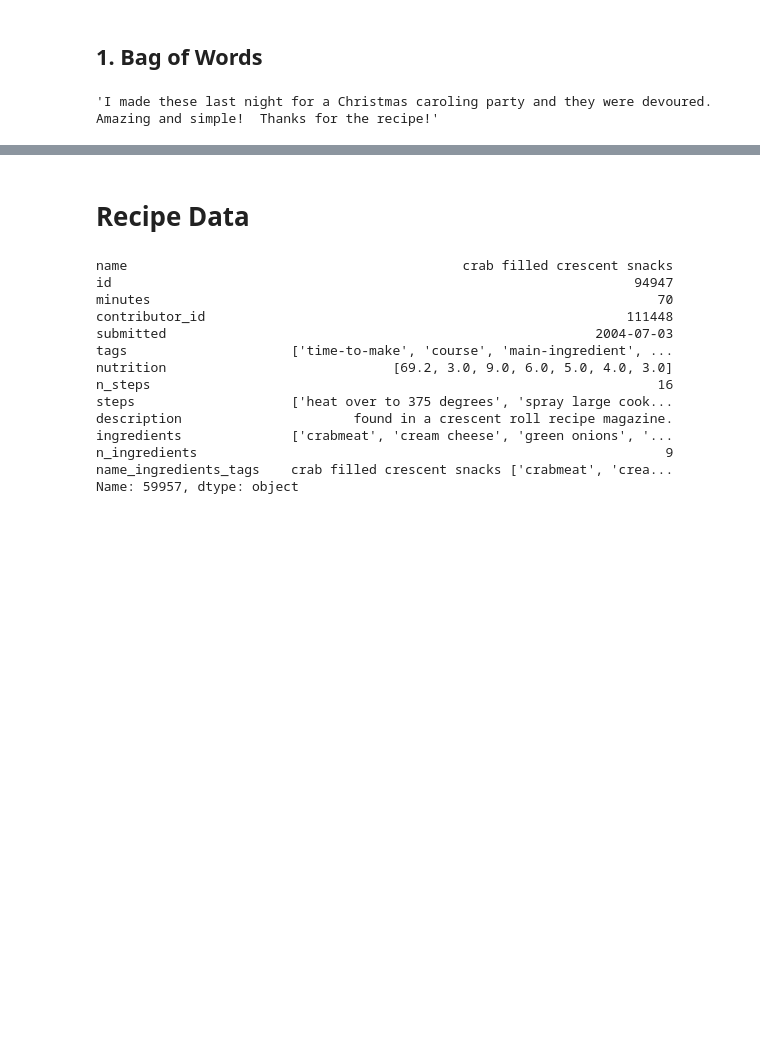
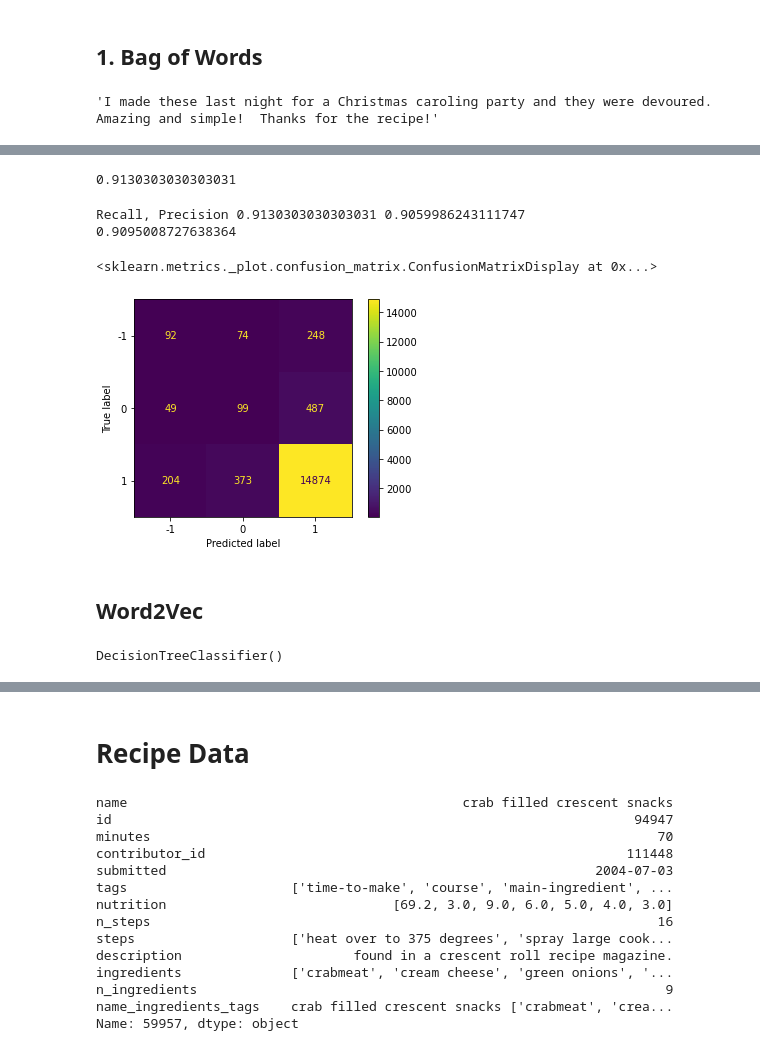
Before and after one commit to lrakla/art-recommender-system, a Jupyter notebook: food_recipe_and_review_analysis.ipynb, the cells around one changed output, grey strips where cells are left out. Cells and saved outputs as stored; diff of their text form; code cells hidden in the pictures; blank space fills up the shorter version.

```diff
--- a/food_recipe_and_review_analysis.ipynb
+++ b/food_recipe_and_review_analysis.ipynb
@@ -127,0 +174,19 @@ ConfusionMatrixDisplay.from_predictions(data['sentiment'], data['polarity_norm']
+# %%
+data['review'] = data['review'].apply(lambda x : preprocess_text(x))
+# %%
+tv = TfidfVectorizer(max_features=5000, stop_words = stops)
+X = tv.fit_transform(data['review']).toarray()
+# %%
+from sklearn.model_selection import train_test_split
+X_train, X_test, y_train, y_test = train_test_split(X, data['sentiment'],
+                                                    test_size=0.33,
+                                                    stratify=data['sentiment'],
+                                                    random_state = 42)
+# %%
+from sklearn.tree import DecisionTreeClassifier
+
+model = DecisionTreeClassifier(random_state=0)
+model.fit(X_train,y_train)
+
+#testing the model
+pred = model.predict(X_test)
@@ -127,0 +195,19 @@ ConfusionMatrixDisplay.from_predictions(data['sentiment'], data['polarity_norm']
+# %%
+print(accuracy_score(y_test,pred))
+# %% [output]
+0.9130303030303031
+# %%
+precision = precision_score(y_test, pred, average = 'weighted')
+recall = recall_score(y_test, pred, average = 'weighted')
+print("Recall, Precision",recall, precision)
+f1_score = 2*precision*recall/(precision+recall)
+print(f1_score)
+ConfusionMatrixDisplay.from_predictions(y_test, pred)
+# %% [output]
+Recall, Precision 0.9130303030303031 0.9059986243111747
+0.9095008727638364
+<sklearn.metrics._plot.confusion_matrix.ConfusionMatrixDisplay at 0x...>
+[figure, added]
+# %% [markdown]
+
+## Word2Vec
@@ -127,0 +243,6 @@ ConfusionMatrixDisplay.from_predictions(data['sentiment'], data['polarity_norm']
+# %%
+word2vec_df = pd.read_csv(word2vec_filename)
+clf_decision_word2vec = DecisionTreeClassifier()
+clf_decision_word2vec.fit(word2vec_df, y_train)
+# %% [output]
+DecisionTreeClassifier()
```
Also changed, not shown: parts of 23 cells of this notebook, 2 other files.
